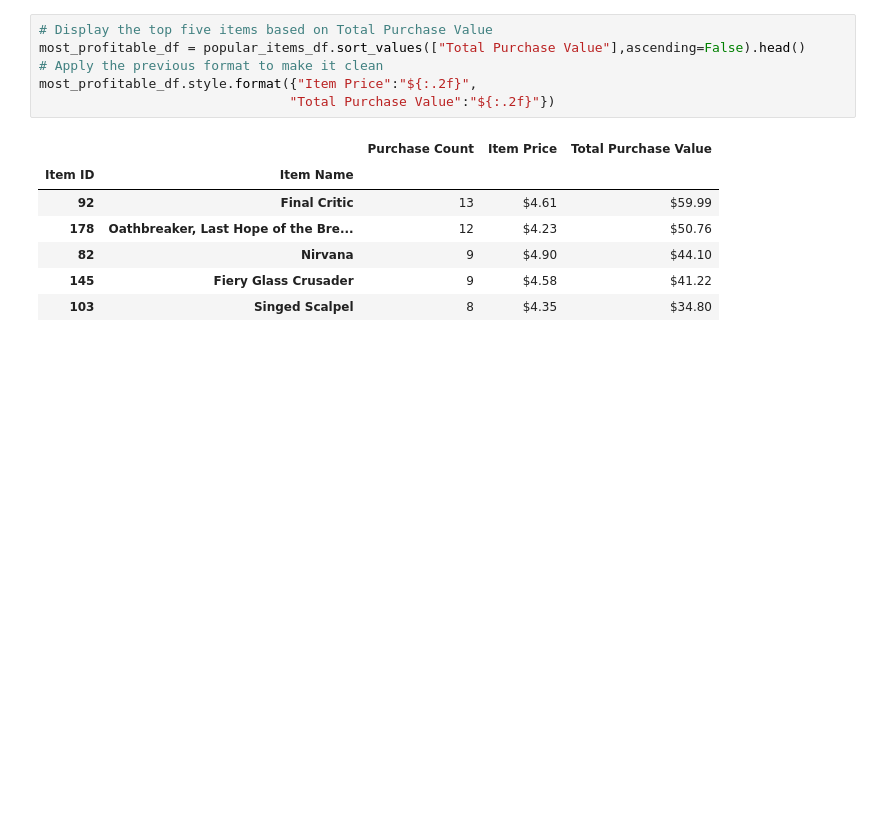
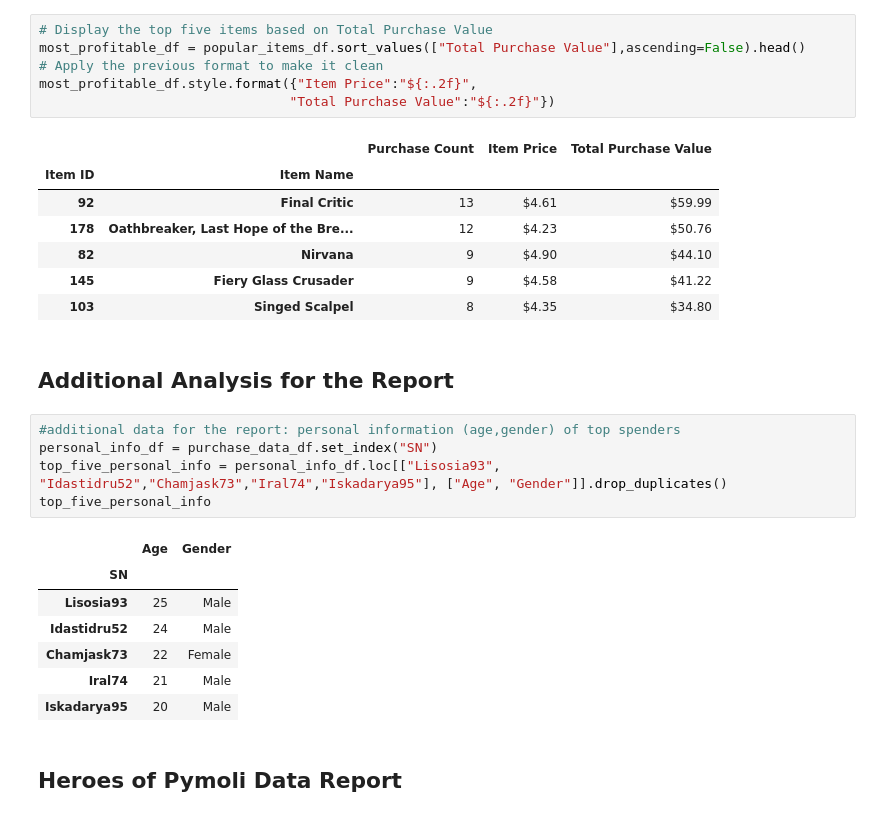
Before and after one commit to miheep8938/Pandas-Challenge, a Jupyter notebook: pandas-challenge/Heroes-of-Pymoli.ipynb, the cells around one changed output. Drawn from its saved outputs; the diff is of its cells as text; blank space fills up the shorter version.

Commit message:
Game Data Analysis

```diff
--- a/pandas-challenge/Heroes-of-Pymoli.ipynb
+++ b/pandas-challenge/Heroes-of-Pymoli.ipynb
@@ -270,3 +270,20 @@ most_profitable_df.style.format({"Item Price":"${:.2f}",
 | 82 | Nirvana | 9 | $4.90 | $44.10 |
 | 145 | Fiery Glass Crusader | 9 | $4.58 | $41.22 |
 | 103 | Singed Scalpel | 8 | $4.35 | $34.80 |
+# %% [markdown]
+## Additional Analysis for the Report
+# %%
+#additional data for the report: personal information (age,gender) of top spenders
+personal_info_df = purchase_data_df.set_index("SN")
+top_five_personal_info = personal_info_df.loc[["Lisosia93", "Idastidru52","Chamjask73","Iral74","Iskadarya95"], ["Age", "Gender"]].drop_duplicates()
+top_five_personal_info
+# %% [output]
+|  | Age | Gender |
+| SN |  |  |
+| Lisosia93 | 25 | Male |
+| Idastidru52 | 24 | Male |
+| Chamjask73 | 22 | Female |
+| Iral74 | 21 | Male |
+| Iskadarya95 | 20 | Male |
+# %% [markdown]
+## Heroes of Pymoli Data Report
```
Also changed, not shown: parts of 3 cells of this notebook, 1 other file.
